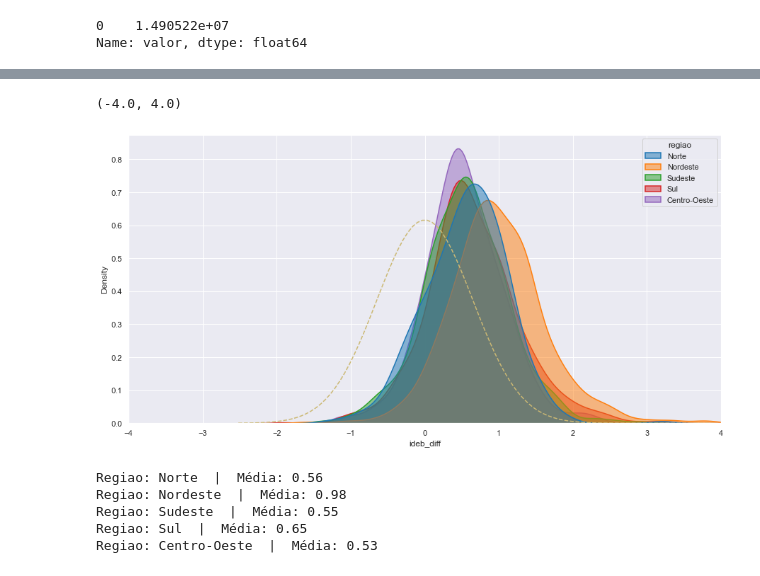
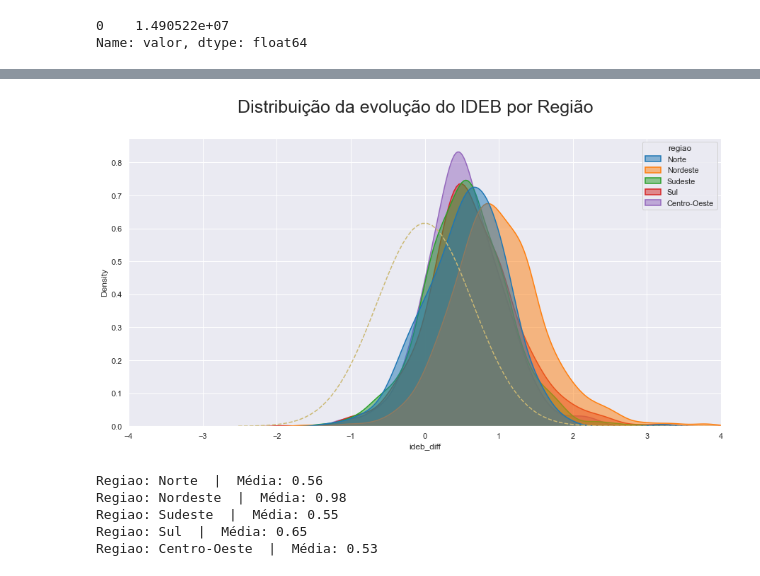
Before and after one commit to UFRJ-Analytica/odd2021, a Jupyter notebook: analises.ipynb, the cells around one changed output, grey strips where cells are left out. Cells and saved outputs as stored; diff of their text form; code cells hidden in the pictures.

Commit message:
Adicionadas imagens para o relatório

```diff
--- a/analises.ipynb
+++ b/analises.ipynb
@@ -245,12 +261,3 @@ mun_despesas.loc[mun_despesas["ano"]==2013]["valor"]
 # %% [output]
 0    1.490522e+07
 Name: valor, dtype: float64
-# %%
-def add_metropole(row):
-    row["metropole"] = (row["populacao"] >= 500000)
-    return row
-
-populacao_mun = get_data("br_ibge_populacao.municipios")
-populacao_mun = populacao_mun.loc[populacao_mun["ano"].isin([2013,2017])].sort_values(by=["id_municipio", "ano"]).reset_index(drop=True)
-populacao_mun = populacao_mun.apply(lambda row: add_metropole(row), axis=1)
-populacao_mun
@@ -374,36 +393,41 @@ ax = sns.kdeplot(data = tabela_rafael,
                   common_norm = False,
                   alpha = .5,
                   linewidth = 1.5)
 
 
-
 media = tabela_rafael["ideb_diff"].mean()
 dp =  tabela_rafael["ideb_diff"].std()
 
 x_ = np.linspace(media - 5*dp, media + 5*dp, 100)
 
 
 plt.plot(x_,
          stats.norm.pdf(x_, 0, dp),
          '--',
          c='y')
 ax.set_xlim(-4, 4)
+
+
+
+fig.suptitle('Distribuição da evolução do IDEB por Região', fontsize=25)
+
+
+plt.savefig("./Imagens/dist_ideb_regiao.png")
 
 #plt.show()
 
 # ax.plot(x_,
 #         lista_medias_municipio,
 #         marker='o',
 #         label='Média')
 
 
 
 # ax.axvline(x=tabela_rafael["ideb_diff"].mean(),linewidth=2, color='r')
 
 #fig.show()
 # %% [output]
-(-4.0, 4.0)
-[figure, old version]
+[figure, new version]
 # %%
 for regiao in tabela_rafael["regiao"].unique():
 
```
Also changed, not shown: parts of 11 cells of this notebook, 6 other files.
